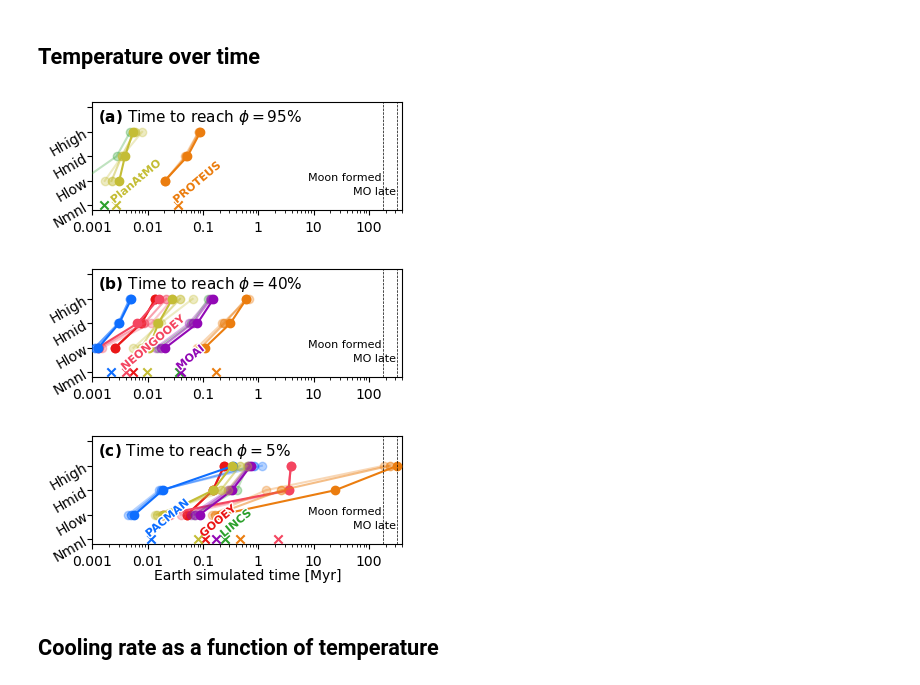
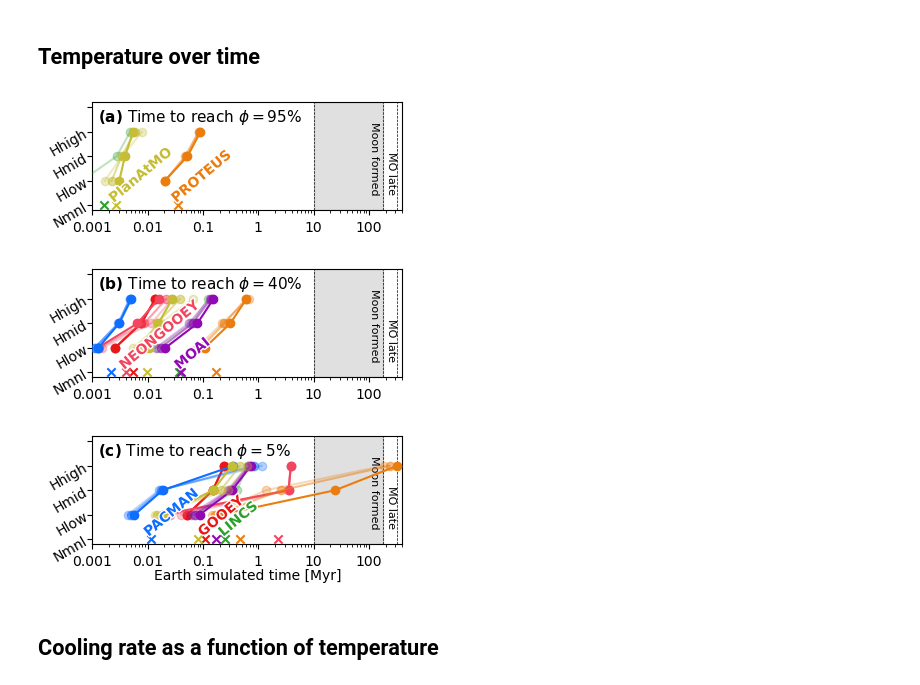
Before and after one commit to lena-noack/chili, a Jupyter notebook: intercomparison/analysis_solarsystem/compare.ipynb, the cells around one changed output. Cells and saved outputs as stored; diff of their text form; code cells hidden in the pictures.

Commit message:
escape plot

```diff
--- a/intercomparison/analysis_solarsystem/compare.ipynb
+++ b/intercomparison/analysis_solarsystem/compare.ipynb
@@ -29,7 +29,8 @@ t_ini = 50e6 # years
 ages_Ga = {
     "CAI":              4.57, #  https://www.nature.com/articles/nature03882
     "Earth formed":     4.54, #  https://www.lyellcollection.org/doi/abs/10.1144/GSL.SP.2001.190.01.14
-    "Moon formed":      4.34, #  https://onlinelibrary.wiley.com/doi/10.1111/maps.12373
+    "Moon early":       4.51, #  https://www.science.org/doi/10.1126/sciadv.1602365
+    "Moon late":        4.34, #  https://onlinelibrary.wiley.com/doi/10.1111/maps.12373
     "MO early":         4.40, #  https://www.sciencedirect.com/science/article/pii/S0012821X05002773?via%3Dihub
     "MO late" :         4.20, #  https://www.science.org/doi/10.1126/science.ads8461
     "GOE early":        2.5,  #  https://link.springer.com/chapter/10.1007/978-3-030-16057-9_5
@@ -425,10 +426,10 @@ def plot_cooling_time_scat(planet, phi, xlabel=True):
 
         x = row[xkey]/1e6
         y = "Nmnl"
-        ax.scatter(x, y, color=col, marker='x', zorder=5)
+        ax.scatter(x, y, color=col, marker='x', zorder=9)
         if anno_models[m] == iplt:
-            ax.annotate(lbl, xy=(x, y), color=col, fontsize=8,
-                        ha='left', va='bottom', zorder=5,
+            ax.annotate(lbl, xy=(x, y), color=col, fontsize=10,
+                        ha='left', va='bottom', zorder=20,
                         fontweight='bold',
                         rotation=40, rotation_mode='anchor',
                         path_effects=[pe.withStroke(linewidth=2, foreground='w')])
@@ -457,50 +458,68 @@ def plot_cooling_time_scat(planet, phi, xlabel=True):
 
             if len(xplt) == 0:
                 continue
-            ax.plot(xplt, yplt, color=col, alpha=sf*1, zorder=4, marker='o')
+            ax.plot(xplt, yplt, color=col, alpha=sf*1, zorder=8, marker='o')
 
     ax.scatter([1e3],[""], s=0)
 
 
-    i = 0
-    for k in ["Moon formed", "MO late", "GOE early"]:
-        x = ages_yr[k]/1e6
-        if x > xmax:
-            continue
-        ax.axvline(x, color="k", ls="--", lw=0.5, zorder=6)
-        ax.annotate(k, xy=(x, "Hlow"), ha="right", fontsize=8,
-                    textcoords='offset points', xytext=(-1,-10*i))
-        i += 1
+    for k in [["Moon early", "Moon late"], "MO late", "GOE early"]:
+        if isinstance(k, list):
+            x1 = ages_yr[k[0]]/1e6
+            x2 = ages_yr[k[1]]/1e6
+            if x2 > xmax:
+                continue
+            ax.axvspan(x1, x2, color='k', alpha=0.12, zorder=5)
+            ax.axvline(x1, color="k", ls="--", lw=0.5, zorder=6)
+            ax.axvline(x2, color="k", ls="--", lw=0.5, zorder=6)
+
+            x = x2*0.9 + x1*0.1
+        else:
+            x1 = ages_yr[k]/1e6
+            if x1 > xmax:
+                continue
+            ax.axvline(x1, color="k", ls="--", lw=0.5, zorder=6)
+            x = x1
+
+        if "Moon" in k[0]:
+            t = "Moon formed"
+        else:
+            t = k
+
+        ax.annotate(t, xy=(x, "Hlow"), fontsize=8, rotation=-90, rotation_mode='anchor',
+                    textcoords='offset points', xytext=(-1,-10), zorder=7,
+                    va='top', ha='right')
 
     # ax.legend()
     ax.set_xlim((time_min/1e6,xmax/1e6))
     ax.set_xscale("log")
 
     ax.tick_params(axis='y', which='both', rotation=30, pad=-2)
 
     anno = r"$\bf{" + f"({abcd[iplt]})" + r"}$"
     anno += r" Time to reach $\phi=$" + f"{phi*100:.0f}%"
     ax.text(0.02, 0.95, anno, transform=ax.transAxes,
             ha='left', va='top', fontsize=11)
 
     if xlabel:
         ax.set_xlabel(get_label(planet) + " simulated time [Myr]", labelpad=0.1)
     ax.xaxis.set_major_formatter(mpl.ticker.FormatStrFormatter('%g'))
 
 
     plt.show()
     fig.savefig(f"out/cooling_time_scat_{phi*100:.0f}.{EXT}",
                 bbox_inches='tight', dpi=DPI, pad_inches=0.03)
 
     iplt += 1
 
 plot_cooling_time_scat("earth", 0.95, xlabel=False)
 plot_cooling_time_scat("earth", 0.40, xlabel=False)
 plot_cooling_time_scat("earth", 0.05, xlabel=True)
+# plot_cooling_time_scat("earth", 0.02, xlabel=True)
 # %% [output]
-[figure, old version]
+[figure, new version]
-[figure, old version]
+[figure, new version]
-[figure, old version]
+[figure, new version]
 # %% [markdown]
 ## Cooling rate as a function of temperature
 # %%
```
Also changed, not shown: parts of 5 cells of this notebook, 2 other files.
